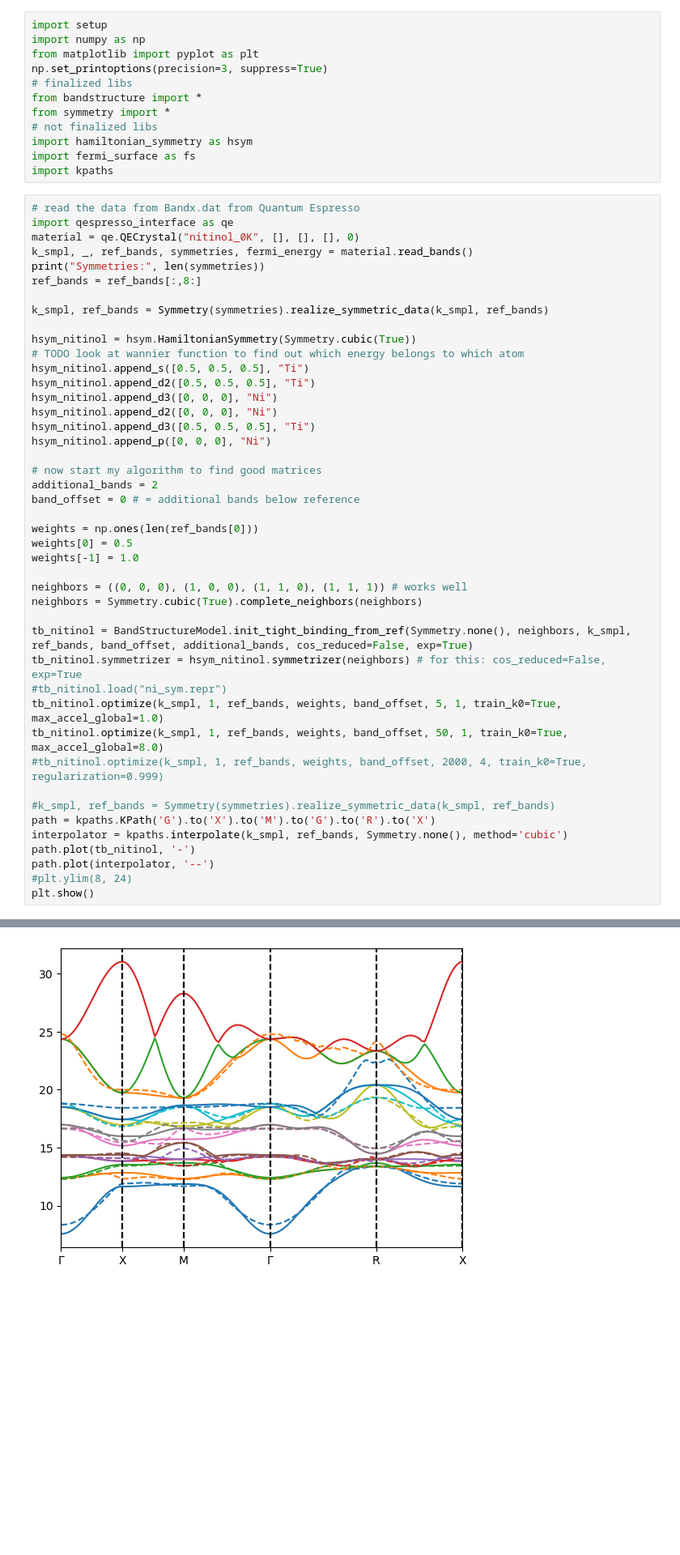
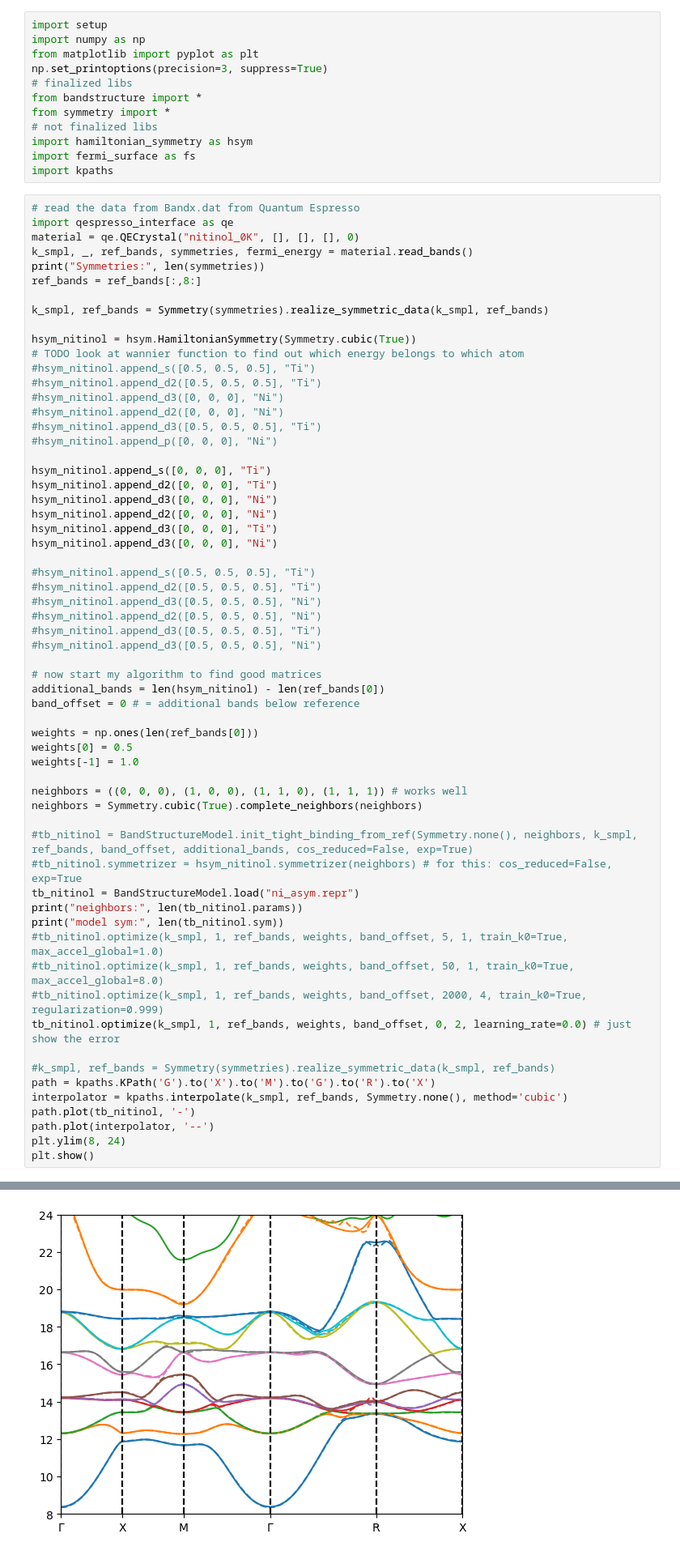
Before and after one commit to redweasel/tight-binding, a Jupyter notebook: notebooks/SlaterKosterTightBinding.ipynb, the cells around one changed output, grey strips where cells are left out. Shown at 81% size. Saved outputs shown, nothing was run; the diff lists cells and outputs as text; blank space fills up the shorter version.

```diff
--- a/notebooks/SlaterKosterTightBinding.ipynb
+++ b/notebooks/SlaterKosterTightBinding.ipynb
@@ -26,15 +26,29 @@ k_smpl, ref_bands = Symmetry(symmetries).realize_symmetric_data(k_smpl, ref_band
 
 hsym_nitinol = hsym.HamiltonianSymmetry(Symmetry.cubic(True))
 # TODO look at wannier function to find out which energy belongs to which atom
-hsym_nitinol.append_s([0.5, 0.5, 0.5], "Ti")
-hsym_nitinol.append_d2([0.5, 0.5, 0.5], "Ti")
+#hsym_nitinol.append_s([0.5, 0.5, 0.5], "Ti")
+#hsym_nitinol.append_d2([0.5, 0.5, 0.5], "Ti")
+#hsym_nitinol.append_d3([0, 0, 0], "Ni")
+#hsym_nitinol.append_d2([0, 0, 0], "Ni")
+#hsym_nitinol.append_d3([0.5, 0.5, 0.5], "Ti")
+#hsym_nitinol.append_p([0, 0, 0], "Ni")
+
+hsym_nitinol.append_s([0, 0, 0], "Ti")
+hsym_nitinol.append_d2([0, 0, 0], "Ti")
 hsym_nitinol.append_d3([0, 0, 0], "Ni")
 hsym_nitinol.append_d2([0, 0, 0], "Ni")
-hsym_nitinol.append_d3([0.5, 0.5, 0.5], "Ti")
-hsym_nitinol.append_p([0, 0, 0], "Ni")
+hsym_nitinol.append_d3([0, 0, 0], "Ti")
+hsym_nitinol.append_d3([0, 0, 0], "Ni")
+
+#hsym_nitinol.append_s([0.5, 0.5, 0.5], "Ti")
+#hsym_nitinol.append_d2([0.5, 0.5, 0.5], "Ti")
+#hsym_nitinol.append_d3([0.5, 0.5, 0.5], "Ni")
+#hsym_nitinol.append_d2([0.5, 0.5, 0.5], "Ni")
+#hsym_nitinol.append_d3([0.5, 0.5, 0.5], "Ti")
+#hsym_nitinol.append_d3([0.5, 0.5, 0.5], "Ni")
 
 # now start my algorithm to find good matrices
-additional_bands = 2
+additional_bands = len(hsym_nitinol) - len(ref_bands[0])
 band_offset = 0 # = additional bands below reference
 
 weights = np.ones(len(ref_bands[0]))
@@ -44,19 +58,22 @@ weights[-1] = 1.0
 neighbors = ((0, 0, 0), (1, 0, 0), (1, 1, 0), (1, 1, 1)) # works well
 neighbors = Symmetry.cubic(True).complete_neighbors(neighbors)
 
-tb_nitinol = BandStructureModel.init_tight_binding_from_ref(Symmetry.none(), neighbors, k_smpl, ref_bands, band_offset, additional_bands, cos_reduced=False, exp=True)
-tb_nitinol.symmetrizer = hsym_nitinol.symmetrizer(neighbors) # for this: cos_reduced=False, exp=True
-#tb_nitinol.load("ni_sym.repr")
-tb_nitinol.optimize(k_smpl, 1, ref_bands, weights, band_offset, 5, 1, train_k0=True, max_accel_global=1.0)
-tb_nitinol.optimize(k_smpl, 1, ref_bands, weights, band_offset, 50, 1, train_k0=True, max_accel_global=8.0)
+#tb_nitinol = BandStructureModel.init_tight_binding_from_ref(Symmetry.none(), neighbors, k_smpl, ref_bands, band_offset, additional_bands, cos_reduced=False, exp=True)
+#tb_nitinol.symmetrizer = hsym_nitinol.symmetrizer(neighbors) # for this: cos_reduced=False, exp=True
+tb_nitinol = BandStructureModel.load("ni_asym.repr")
+print("neighbors:", len(tb_nitinol.params))
+print("model sym:", len(tb_nitinol.sym))
+#tb_nitinol.optimize(k_smpl, 1, ref_bands, weights, band_offset, 5, 1, train_k0=True, max_accel_global=1.0)
+#tb_nitinol.optimize(k_smpl, 1, ref_bands, weights, band_offset, 50, 1, train_k0=True, max_accel_global=8.0)
 #tb_nitinol.optimize(k_smpl, 1, ref_bands, weights, band_offset, 2000, 4, train_k0=True, regularization=0.999)
+tb_nitinol.optimize(k_smpl, 1, ref_bands, weights, band_offset, 0, 2, learning_rate=0.0) # just show the error
 
 #k_smpl, ref_bands = Symmetry(symmetries).realize_symmetric_data(k_smpl, ref_bands)
 path = kpaths.KPath('G').to('X').to('M').to('G').to('R').to('X')
 interpolator = kpaths.interpolate(k_smpl, ref_bands, Symmetry.none(), method='cubic')
 path.plot(tb_nitinol, '-')
 path.plot(interpolator, '--')
-#plt.ylim(8, 24)
+plt.ylim(8, 24)
 plt.show()
 # %% [output]
 Symmetries: 48
@@ -69,2 +83,2 @@ final loss: 9.99e-01 (max band-error [0.784 0.52  0.382 0.643 0.934 0.439 0.927
-[figure, old version]
+[figure, new version]
 # %%
```
Also changed, not shown: parts of 9 cells of this notebook, 9 other files.
